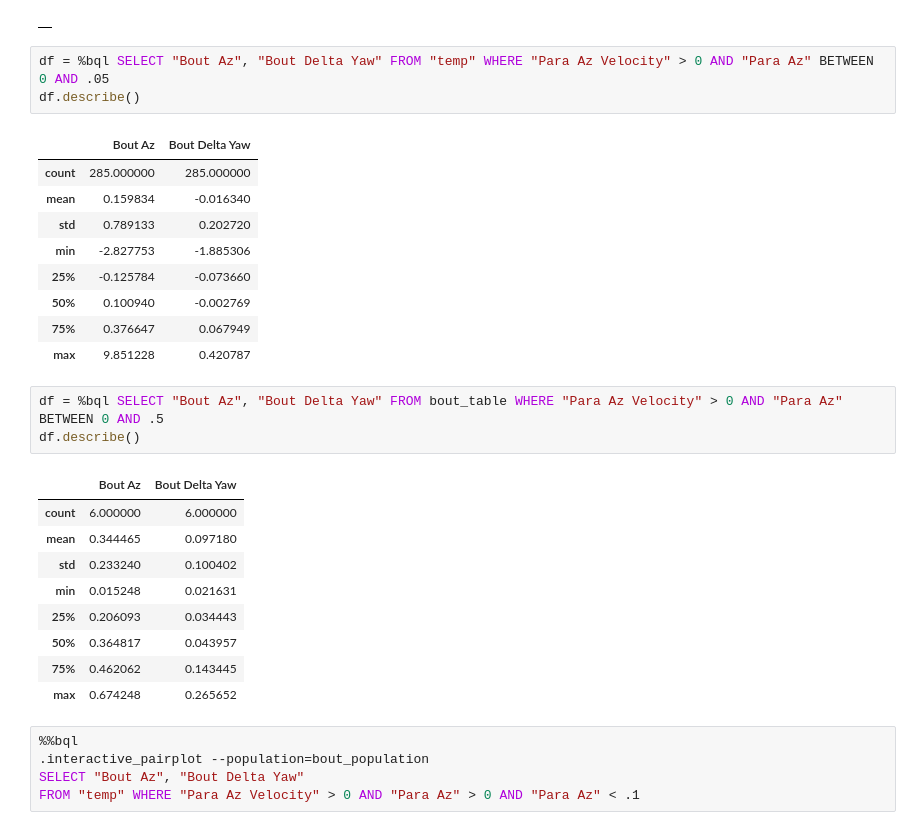
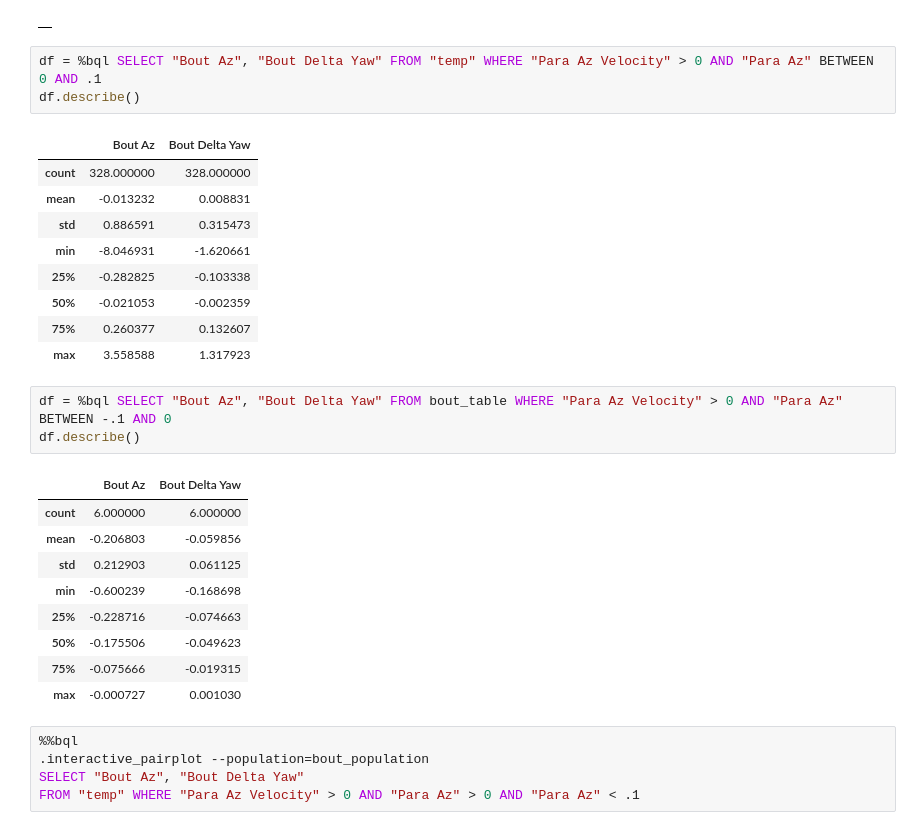
Before and after one commit to elifesciences-publications/PreycapMaster, a Jupyter notebook: Huntbout_Analysis.ipynb, the cells around one changed output. Cells and saved outputs as stored; diff of their text form.

```diff
--- a/Huntbout_Analysis.ipynb
+++ b/Huntbout_Analysis.ipynb
@@ -67,31 +67,31 @@ CREATE TABLE "temp" AS
 # %% [output]
 |  |
 # %%
-df = %bql SELECT "Bout Az", "Bout Delta Yaw" FROM "temp" WHERE "Para Az Velocity" > 0 AND "Para Az" BETWEEN 0 AND .05
+df = %bql SELECT "Bout Az", "Bout Delta Yaw" FROM "temp" WHERE "Para Az Velocity" > 0 AND "Para Az" BETWEEN 0 AND .1
 df.describe()
 # %% [output]
 |  | Bout Az | Bout Delta Yaw |
-| count | 285.000000 | 285.000000 |
-| mean | 0.159834 | -0.016340 |
-| std | 0.789133 | 0.202720 |
-| min | -2.827753 | -1.885306 |
-| 25% | -0.125784 | -0.073660 |
-| 50% | 0.100940 | -0.002769 |
-| 75% | 0.376647 | 0.067949 |
-| max | 9.851228 | 0.420787 |
+| count | 328.000000 | 328.000000 |
+| mean | -0.013232 | 0.008831 |
+| std | 0.886591 | 0.315473 |
+| min | -8.046931 | -1.620661 |
+| 25% | -0.282825 | -0.103338 |
+| 50% | -0.021053 | -0.002359 |
+| 75% | 0.260377 | 0.132607 |
+| max | 3.558588 | 1.317923 |
 # %%
-df = %bql SELECT "Bout Az", "Bout Delta Yaw" FROM bout_table WHERE "Para Az Velocity" > 0 AND "Para Az" BETWEEN 0 AND .5
+df = %bql SELECT "Bout Az", "Bout Delta Yaw" FROM bout_table WHERE "Para Az Velocity" > 0 AND "Para Az" BETWEEN -.1 AND 0
 df.describe()
 # %% [output]
 |  | Bout Az | Bout Delta Yaw |
 | count | 6.000000 | 6.000000 |
-| mean | 0.344465 | 0.097180 |
-| std | 0.233240 | 0.100402 |
-| min | 0.015248 | 0.021631 |
-| 25% | 0.206093 | 0.034443 |
-| 50% | 0.364817 | 0.043957 |
-| 75% | 0.462062 | 0.143445 |
-| max | 0.674248 | 0.265652 |
+| mean | -0.206803 | -0.059856 |
+| std | 0.212903 | 0.061125 |
+| min | -0.600239 | -0.168698 |
+| 25% | -0.228716 | -0.074663 |
+| 50% | -0.175506 | -0.049623 |
+| 75% | -0.075666 | -0.019315 |
+| max | -0.000727 | 0.001030 |
 # %%
 %%bql
 .interactive_pairplot --population=bout_population
```
Also changed, not shown: parts of 2 cells of this notebook, 5 other files.
